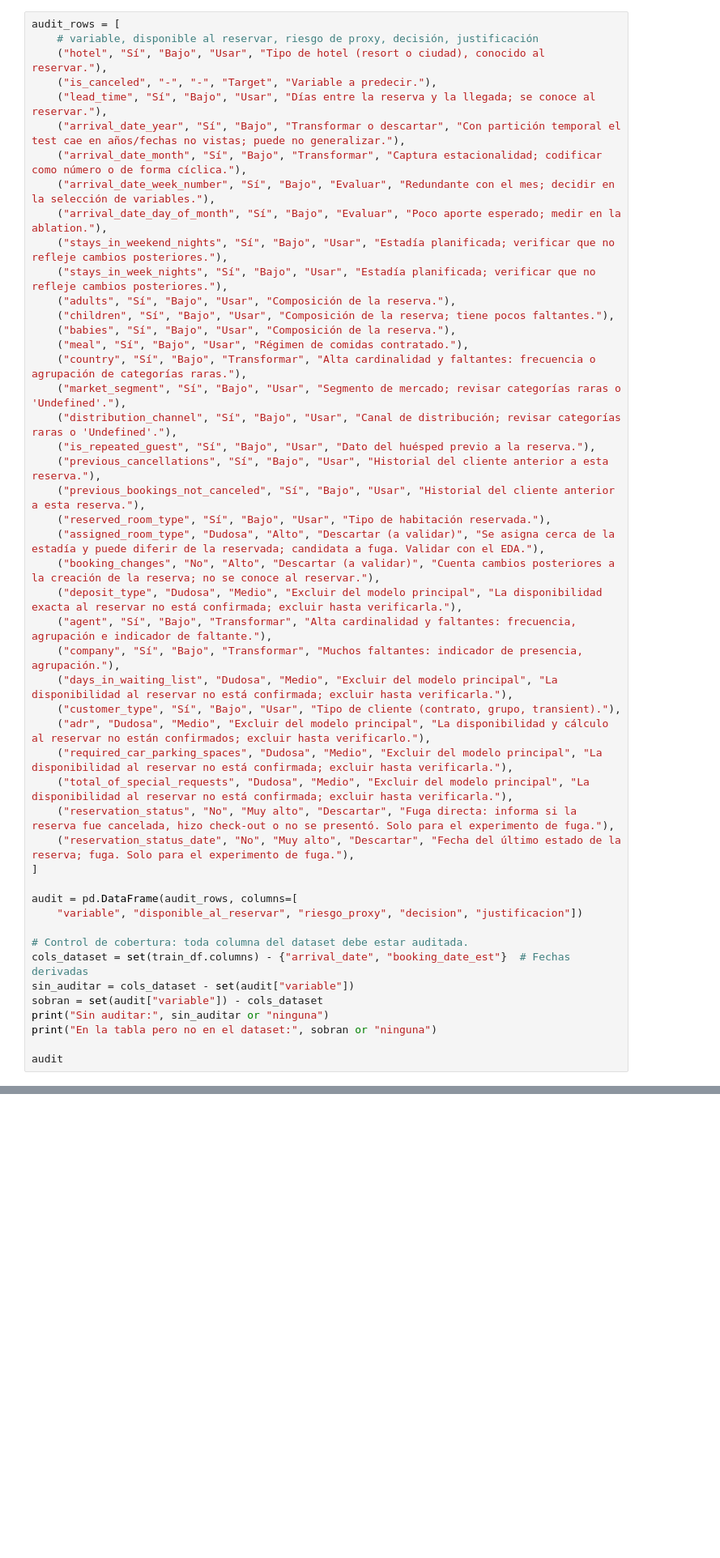
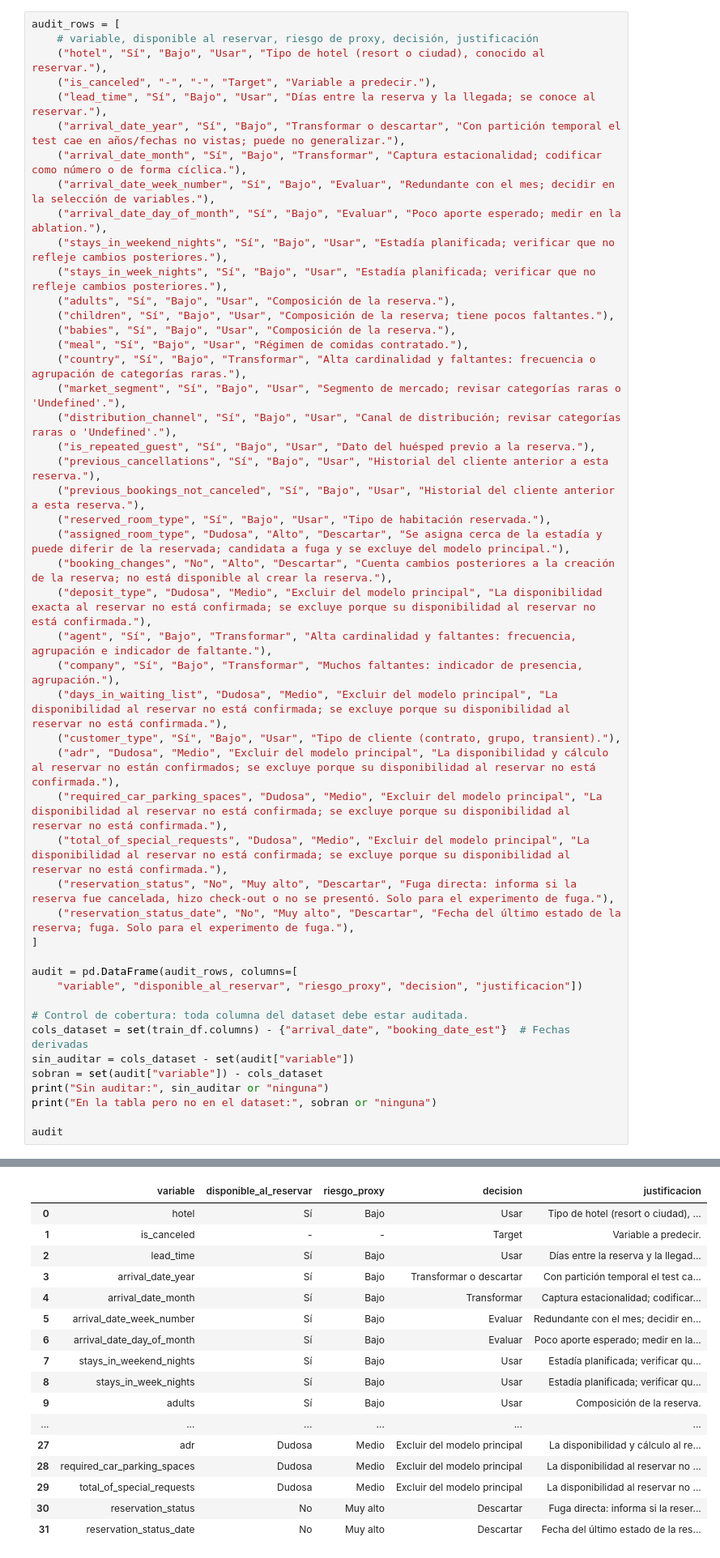
Before and after one commit to sabthe02/Obligatorio-IA, a Jupyter notebook: obligatorio_hotel_cancelaciones.ipynb, the cells around one changed output, grey strips where cells are left out. Shown at 81% size. Drawn from its saved outputs; the diff is of its cells as text; blank space fills up the shorter version.

```diff
--- a/obligatorio_hotel_cancelaciones.ipynb
+++ b/obligatorio_hotel_cancelaciones.ipynb
@@ -295,16 +338,16 @@ audit_rows = [
     ("previous_cancellations", "Sí", "Bajo", "Usar", "Historial del cliente anterior a esta reserva."),
     ("previous_bookings_not_canceled", "Sí", "Bajo", "Usar", "Historial del cliente anterior a esta reserva."),
     ("reserved_room_type", "Sí", "Bajo", "Usar", "Tipo de habitación reservada."),
-    ("assigned_room_type", "Dudosa", "Alto", "Descartar (a validar)", "Se asigna cerca de la estadía y puede diferir de la reservada; candidata a fuga. Validar con el EDA."),
-    ("booking_changes", "No", "Alto", "Descartar (a validar)", "Cuenta cambios posteriores a la creación de la reserva; no se conoce al reservar."),
-    ("deposit_type", "Dudosa", "Medio", "Excluir del modelo principal", "La disponibilidad exacta al reservar no está confirmada; excluir hasta verificarla."),
+    ("assigned_room_type", "Dudosa", "Alto", "Descartar", "Se asigna cerca de la estadía y puede diferir de la reservada; candidata a fuga y se excluye del modelo principal."),
+    ("booking_changes", "No", "Alto", "Descartar", "Cuenta cambios posteriores a la creación de la reserva; no está disponible al crear la reserva."),
+    ("deposit_type", "Dudosa", "Medio", "Excluir del modelo principal", "La disponibilidad exacta al reservar no está confirmada; se excluye porque su disponibilidad al reservar no está confirmada."),
     ("agent", "Sí", "Bajo", "Transformar", "Alta cardinalidad y faltantes: frecuencia, agrupación e indicador de faltante."),
     ("company", "Sí", "Bajo", "Transformar", "Muchos faltantes: indicador de presencia, agrupación."),
-    ("days_in_waiting_list", "Dudosa", "Medio", "Excluir del modelo principal", "La disponibilidad al reservar no está confirmada; excluir hasta verificarla."),
+    ("days_in_waiting_list", "Dudosa", "Medio", "Excluir del modelo principal", "La disponibilidad al reservar no está confirmada; se excluye porque su disponibilidad al reservar no está confirmada."),
     ("customer_type", "Sí", "Bajo", "Usar", "Tipo de cliente (contrato, grupo, transient)."),
-    ("adr", "Dudosa", "Medio", "Excluir del modelo principal", "La disponibilidad y cálculo al reservar no están confirmados; excluir hasta verificarlo."),
-    ("required_car_parking_spaces", "Dudosa", "Medio", "Excluir del modelo principal", "La disponibilidad al reservar no está confirmada; excluir hasta verificarla."),
-    ("total_of_special_requests", "Dudosa", "Medio", "Excluir del modelo principal", "La disponibilidad al reservar no está confirmada; excluir hasta verificarla."),
+    ("adr", "Dudosa", "Medio", "Excluir del modelo principal", "La disponibilidad y cálculo al reservar no están confirmados; se excluye porque su disponibilidad al reservar no está confirmada."),
+    ("required_car_parking_spaces", "Dudosa", "Medio", "Excluir del modelo principal", "La disponibilidad al reservar no está confirmada; se excluye porque su disponibilidad al reservar no está confirmada."),
+    ("total_of_special_requests", "Dudosa", "Medio", "Excluir del modelo principal", "La disponibilidad al reservar no está confirmada; se excluye porque su disponibilidad al reservar no está confirmada."),
     ("reservation_status", "No", "Muy alto", "Descartar", "Fuga directa: informa si la reserva fue cancelada, hizo check-out o no se presentó. Solo para el experimento de fuga."),
     ("reservation_status_date", "No", "Muy alto", "Descartar", "Fecha del último estado de la reserva; fuga. Solo para el experimento de fuga."),
 ]
@@ -320,3 +363,4 @@ print("Sin auditar:", sin_auditar or "ninguna")
 print("En la tabla pero no en el dataset:", sobran or "ninguna")
 
 audit
+# %% [output]
@@ -323,3 +369,20 @@ audit
+|  | variable | disponible_al_reservar | riesgo_proxy | decision | justificacion |
+| 0 | hotel | Sí | Bajo | Usar | Tipo de hotel (resort o ciudad), ... |
+| 1 | is_canceled | - | - | Target | Variable a predecir. |
+| 2 | lead_time | Sí | Bajo | Usar | Días entre la reserva y la llegad... |
+| 3 | arrival_date_year | Sí | Bajo | Transformar o descartar | Con partición temporal el test ca... |
+| 4 | arrival_date_month | Sí | Bajo | Transformar | Captura estacionalidad; codificar... |
+| 5 | arrival_date_week_number | Sí | Bajo | Evaluar | Redundante con el mes; decidir en... |
+| 6 | arrival_date_day_of_month | Sí | Bajo | Evaluar | Poco aporte esperado; medir en la... |
+| 7 | stays_in_weekend_nights | Sí | Bajo | Usar | Estadía planificada; verificar qu... |
+| 8 | stays_in_week_nights | Sí | Bajo | Usar | Estadía planificada; verificar qu... |
+| 9 | adults | Sí | Bajo | Usar | Composición de la reserva. |
+| ... | ... | ... | ... | ... | ... |
+| 27 | adr | Dudosa | Medio | Excluir del modelo principal | La disponibilidad y cálculo al re... |
+| 28 | required_car_parking_spaces | Dudosa | Medio | Excluir del modelo principal | La disponibilidad al reservar no ... |
+| 29 | total_of_special_requests | Dudosa | Medio | Excluir del modelo principal | La disponibilidad al reservar no ... |
+| 30 | reservation_status | No | Muy alto | Descartar | Fuga directa: informa si la reser... |
+| 31 | reservation_status_date | No | Muy alto | Descartar | Fecha del último estado de la res... |
 # %%
 # Columnas que se usan SOLO en el experimento de fuga (sección 6.4), nunca en el modelo real.
 LEAK_COLS = ["reservation_status", "reservation_status_date"]
```
Also changed, not shown: parts of 36 cells of this notebook, 7 other files.
